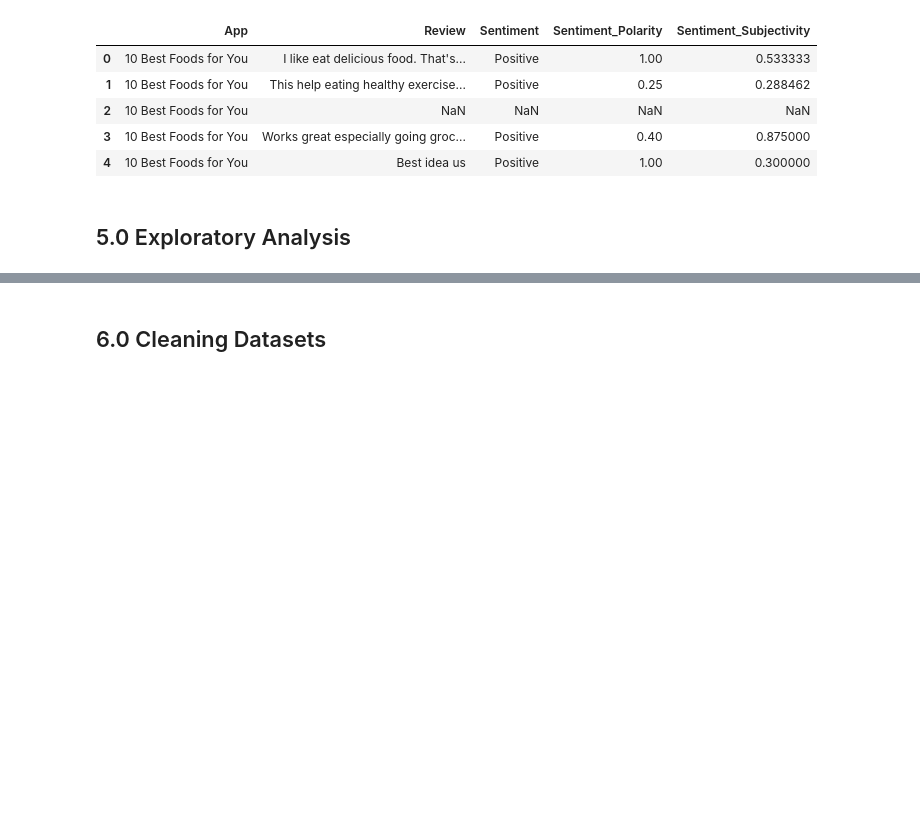
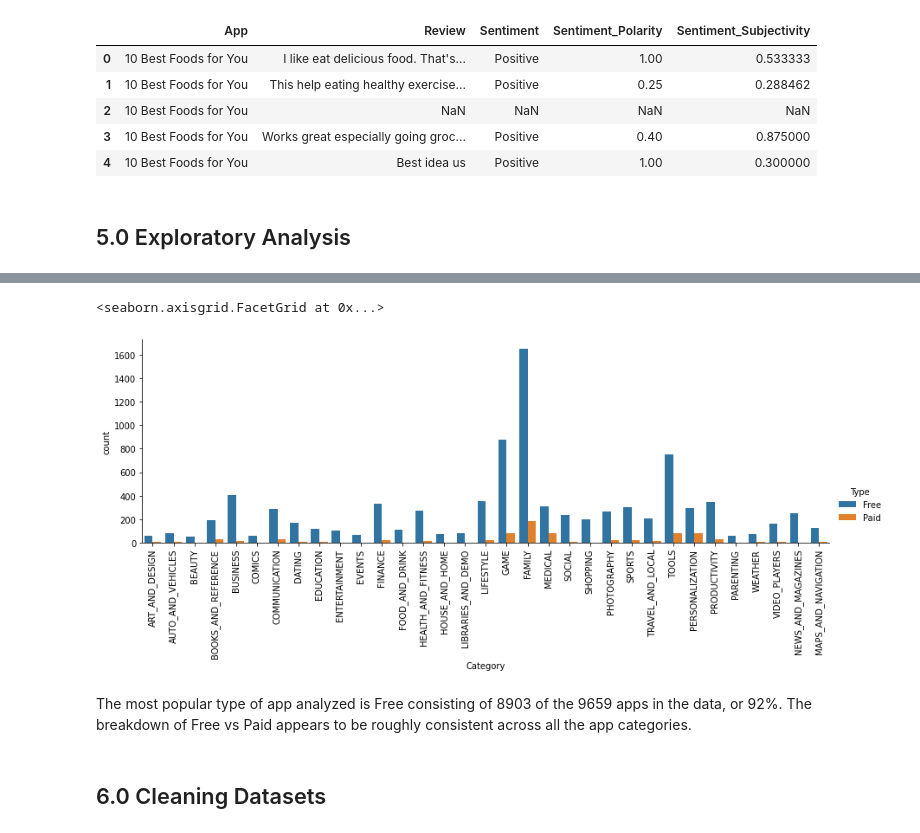
Before and after one commit to EMGuyant/google-play-apps, a Jupyter notebook: google_play_apps.ipynb, the cells around one changed output, grey strips where cells are left out. Drawn from its saved outputs; the diff is of its cells as text; code cells hidden in the pictures; blank space fills up the shorter version.

```diff
--- a/google_play_apps.ipynb
+++ b/google_play_apps.ipynb
@@ -69,3 +150,11 @@ raw_reviews.head()
+# %%
+plot = sns.catplot(x='Category', data=raw_apps, kind='count', height=4, aspect=3, hue='Type')
+plot.set_xticklabels(rotation='vertical')
+# %% [output]
+<seaborn.axisgrid.FacetGrid at 0x...>
+[figure, added]
+# %% [markdown]
+The most popular type of app analyzed is Free consisting of 8903 of the 9659 apps in the data, or 92%. The breakdown of Free vs Paid appears to be roughly consistent across all the app categories.
 # %% [markdown]
 ## 6.0 Cleaning Datasets
 # %% [markdown]
```
Also changed, not shown: parts of 15 cells of this notebook.
